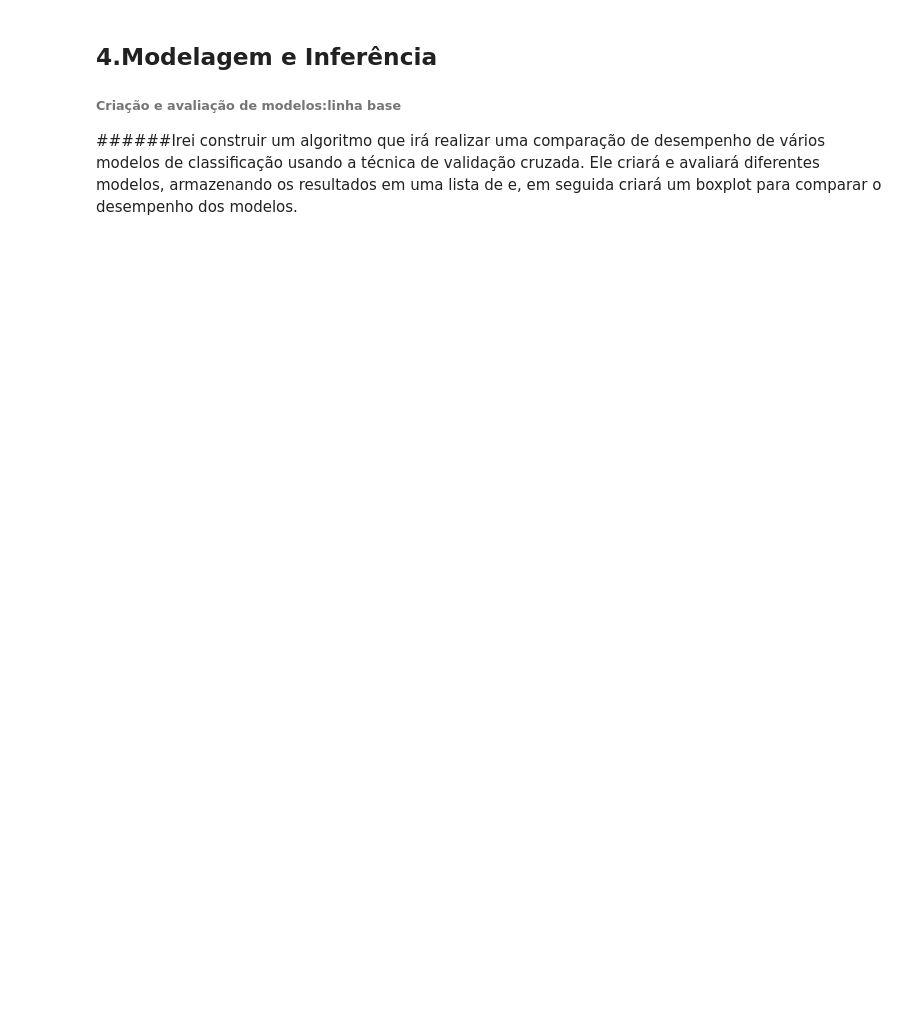
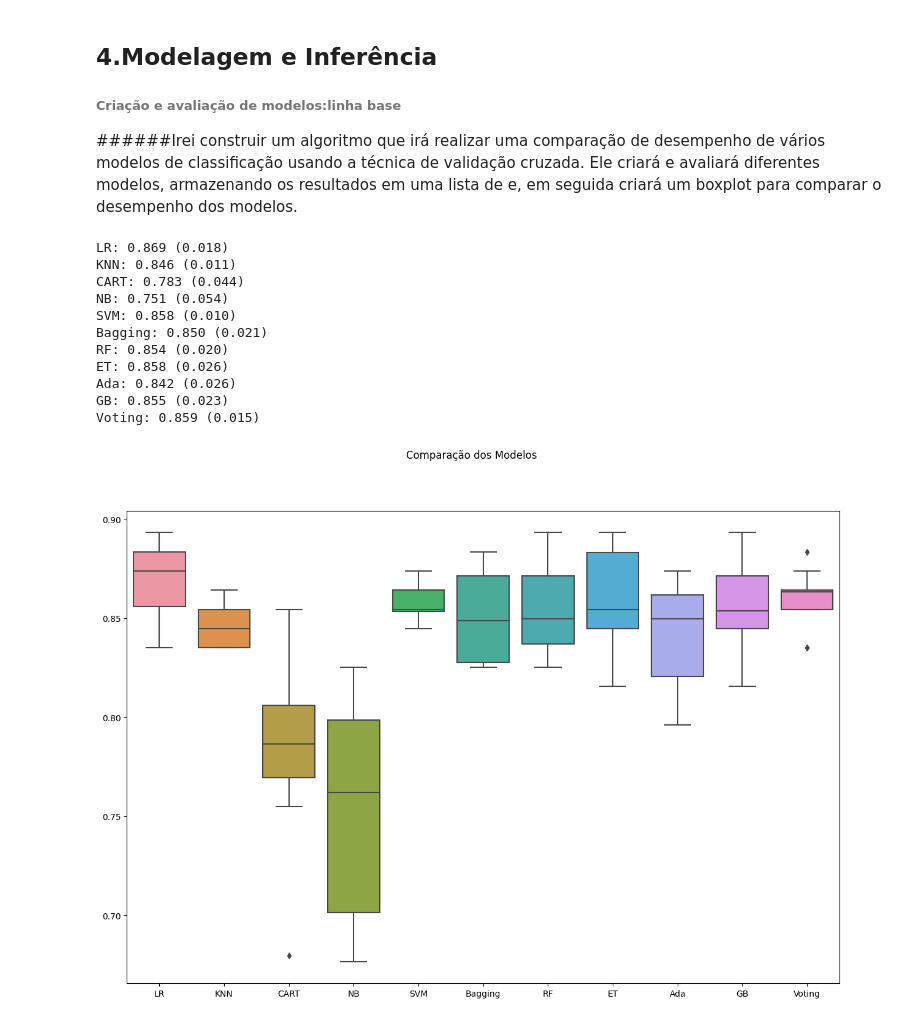
Before and after one commit to clferreira1985/PUC_RJ-Pos_Ciencia_de_Dados_e_Analytics, a Jupyter notebook: MVP_Sprint1/MVP_Sprint1.ipynb, the cells around one changed output. Cells and saved outputs as stored; diff of their text form; code cells hidden in the pictures; blank space fills up the shorter version.

```diff
--- a/MVP_Sprint1/MVP_Sprint1.ipynb
+++ b/MVP_Sprint1/MVP_Sprint1.ipynb
@@ -459,39 +469,82 @@ kfold = StratifiedKFold(n_splits=num_particoes,
 
 ######Irei construir um algoritmo que irá realizar uma comparação de desempenho de vários modelos de classificação usando a técnica de validação cruzada. Ele criará e avaliará diferentes modelos, armazenando os resultados em uma lista de e, em seguida criará um boxplot para comparar o desempenho dos modelos.
 # %%
-# definindo uma semente global
-np.random.seed(9)
+np.random.seed(9) # definindo uma semente global para este bloco
+num_trees = 400
+max_features = 1000
+max_iter = 1000
 
-#Lista que armazenará os modelos
+# Listas para armazenar os pipelines e os resultados para todas as visões do dataset
+pipelines = []
+results=[]
+names=[]
+
+# Lista que armazenará os modelos
 models = []
 
-#Criando os modelos e adicionando-os na lista de modelos
-
-models.append(('LR', LogisticRegression(max_iter=100)))
+# Criando os modelos e adicionando-os na lista de modelos
+models.append(('LR', LogisticRegression(max_iter=max_iter)))
 models.append(('KNN', KNeighborsClassifier()))
 models.append(('CART', DecisionTreeClassifier()))
 models.append(('NB', GaussianNB()))
 models.append(('SVM', SVC()))
 
-#Definindo os parâmetros do classificador base para o bagginclassifier
+# Definindo os parâmetros do classificador base para o BaggingClassifier
 base = DecisionTreeClassifier()
-num_trees = 100
-max_features = 3
 
 # Criando os modelos para o VotingClassifier
 bases = []
-model1 = LogisticRegression(max_iter=100)
+model1 = LogisticRegression(max_iter=max_iter)
 bases.append(('logistic', model1))
 model2 = DecisionTreeClassifier()
 bases.append(("cart", model2))
 model3 = SVC()
-bases.append(('SVM',model3))
+bases.append(('SVM', model3))
 
 # Criando os ensembles e adicionando-os na lista de modelos
-
-models.append(('Bagging', BaggingClassifier(base_estimator=base, n_estimators=num_trees)))
+models.append(('Bagging', BaggingClassifier(estimator=base, n_estimators=num_trees)))
 models.append(('RF', RandomForestClassifier(n_estimators=num_trees, max_features=max_features)))
 models.append(('ET', ExtraTreesClassifier(n_estimators=num_trees, max_features=max_features)))
 models.append(('Ada', AdaBoostClassifier(n_estimators=num_trees)))
 models.append(('GB', GradientBoostingClassifier(n_estimators=num_trees)))
-models.append(('Voting', VotingClassifier(bases)))
+models.append(('Voting', VotingClassifier(estimators=bases)))
+
+# Criando os pipelines para cada modelo
+pipelines = []
+for name, model in models:
+    pipeline = Pipeline([("Scaler", StandardScaler()), (name, model)])
+    pipelines.append((name, pipeline))
+
+# Executando os pipelines
+results = []
+names = []
+for name, model in pipelines:
+    # Usando ravel() para transformar y em um vetor unidimensional
+    y_train_array = y_train.iloc[:, 0].values.ravel()
+    cv_results = cross_val_score(model, X_train, y_train_array, cv=kfold, scoring='accuracy')
+    results.append(cv_results)
+    names.append(name)
+    msg = "%s: %.3f (%.3f)" % (name, cv_results.mean(), cv_results.std())
+    print(msg)
+
+
+# Boxplot de comparação dos modelos
+fig = plt.figure(figsize=(15,10))
+fig.suptitle('Comparação dos Modelos')
+ax = fig.add_subplot(111)
+sns.boxplot(data=results)
+ax.set_xticklabels(names)
+plt.show()
+# %% [output]
+LR: 0.869 (0.018)
+KNN: 0.846 (0.011)
+CART: 0.783 (0.044)
+NB: 0.751 (0.054)
+SVM: 0.858 (0.010)
+Bagging: 0.850 (0.021)
+RF: 0.854 (0.020)
+ET: 0.858 (0.026)
+Ada: 0.842 (0.026)
+GB: 0.855 (0.023)
+Voting: 0.859 (0.015)
+[figure, added]
```
Also changed, not shown: parts of 4 cells of this notebook.
